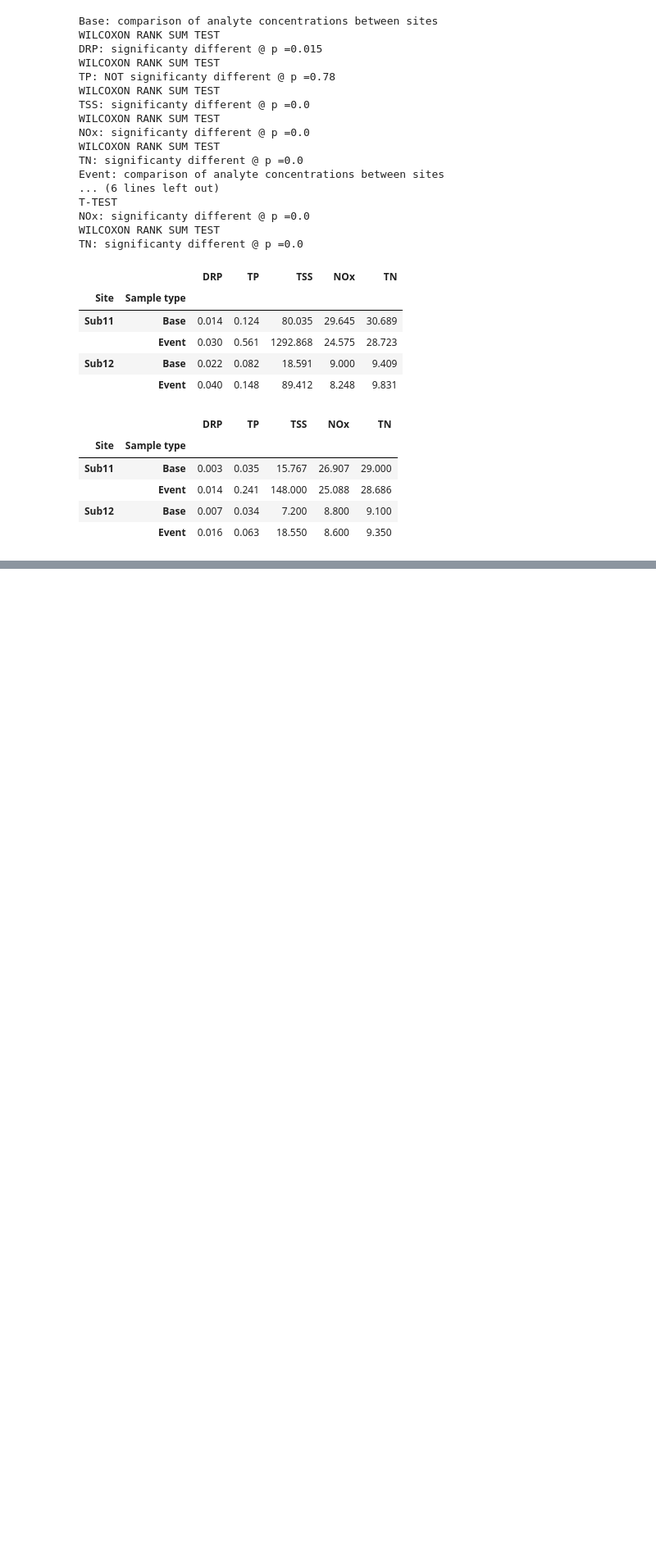
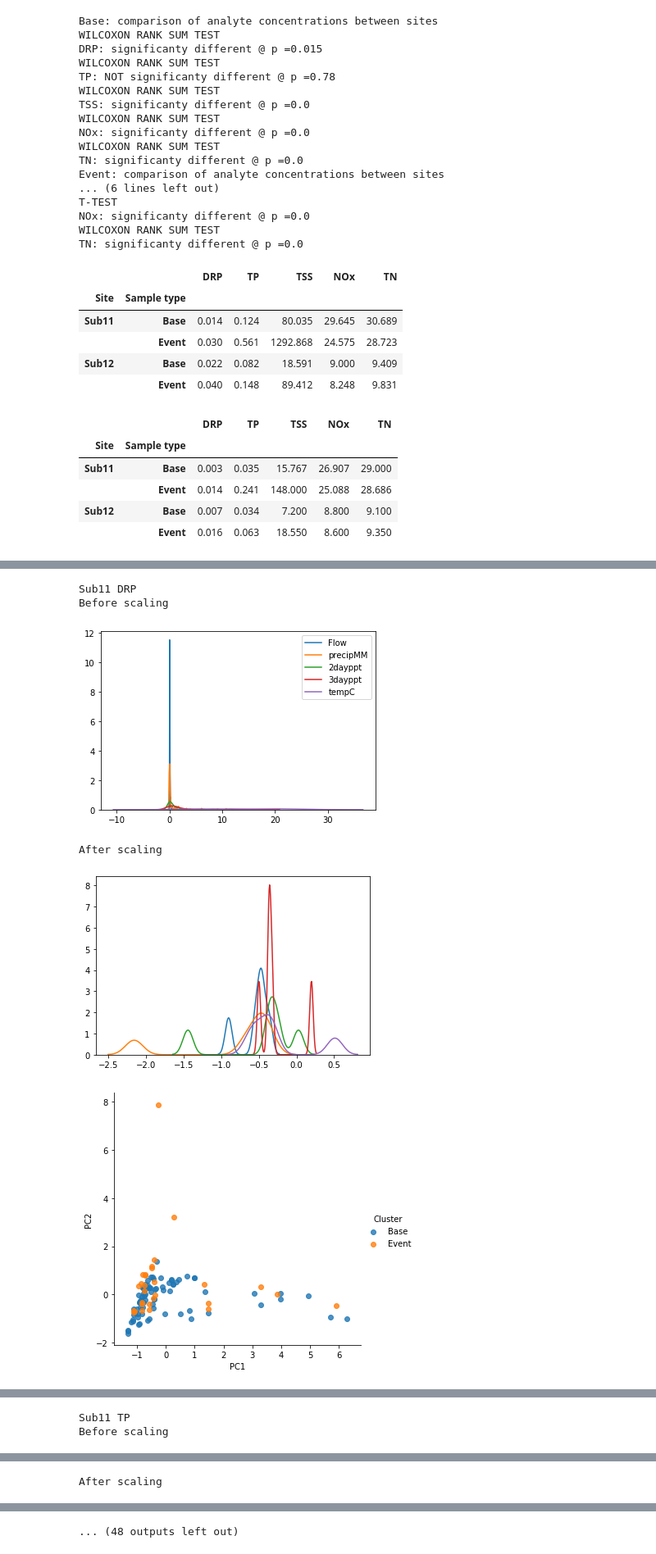
Before and after one commit to jiyeow/jy_project, a Jupyter notebook: ABE516x_finalproject.ipynb, the cells around one changed output, grey strips where cells are left out. Shown at 82% size. Saved outputs shown, nothing was run; the diff lists cells and outputs as text; code cells hidden in the pictures; blank space fills up the shorter version.

```diff
--- a/ABE516x_finalproject.ipynb
+++ b/ABE516x_finalproject.ipynb
@@ -517,3 +518,6 @@ data_median
 - test for correlation between analyte concentration and flow
 - test for correlation between analyte concentration and precipitation
 - test for correlation between analyte concentration and temperature
+# %%
+weather_data = pd.read_csv('BHL_weather_data.csv')
+weather_data.head()
@@ -519,0 +599,49 @@ data_median
+# %%
+# standardized the dataset scale and visualized using kde plot
+from sklearn.preprocessing import StandardScaler
+from sklearn.decomposition import PCA
+
+list_of_dataset = [data_corr_11, data_corr_12]
+data_corr_11.name = 'Sub11'
+data_corr_12.name = 'Sub12'
+list_of_analytes = ['DRP', 'TP', 'TSS', 'NOx', 'TN']
+
+for m in list_of_dataset:
+
+    for n in list_of_analytes:
+        print(m.name + ' ' + n)
+        feature_list = ['Site','Date', 'Sample type', 'Flow', 'precipMM', '2dayppt', '3dayppt', 'tempC', n]
+        feature = m[feature_list]
+        X_data = feature.iloc[:,3:8]
+        Y_data = feature.iloc[:,2]
+        scaled_data = StandardScaler()
+        scaled_X = scaled_data.fit_transform(X_data)
+        print('Before scaling')
+        for i in range(0,5):
+            sns.kdeplot(X_data.iloc[:,i])
+        plt.show()
+        print('After scaling')
+        for i in range(0,5):
+            sns.kdeplot(scaled_X[i])
+        plt.show()
+
+        #PCA analysis
+        pcal = PCA(n_components =5)
+        pcal.fit(scaled_X)
+        trained_pcal = pcal.transform(scaled_X)
+
+        pc_df = pd.DataFrame(data=trained_pcal, columns = ['PC1', 'PC2', 'PC3', 'PC4', 'PC5'])
+        pc_df['Cluster'] = Y_data
+        p = sns.lmplot(x='PC1', y='PC2', data=pc_df, hue="Cluster", fit_reg=False, legend=True)
+        plt.show()
+
+        pc2_df = pd.DataFrame({'var':pcal.explained_variance_ratio_, 'PC':['PC1','PC2','PC3', 'PC4', 'PC5']})
+        sns.barplot(x='PC', y='var', data=pc2_df)
+        plt.show()
+# %% [output]
+Sub11 DRP
+Before scaling
+[figure, added]
+After scaling
+[figure, added]
+[figure, added]
@@ -519,0 +649,2 @@ data_median
+Sub11 TP
+Before scaling
@@ -519,0 +652 @@ data_median
+After scaling
@@ -519,0 +656 @@ data_median
+... (48 outputs left out)
```
Also changed, not shown: parts of 14 cells of this notebook, 2 other files.
